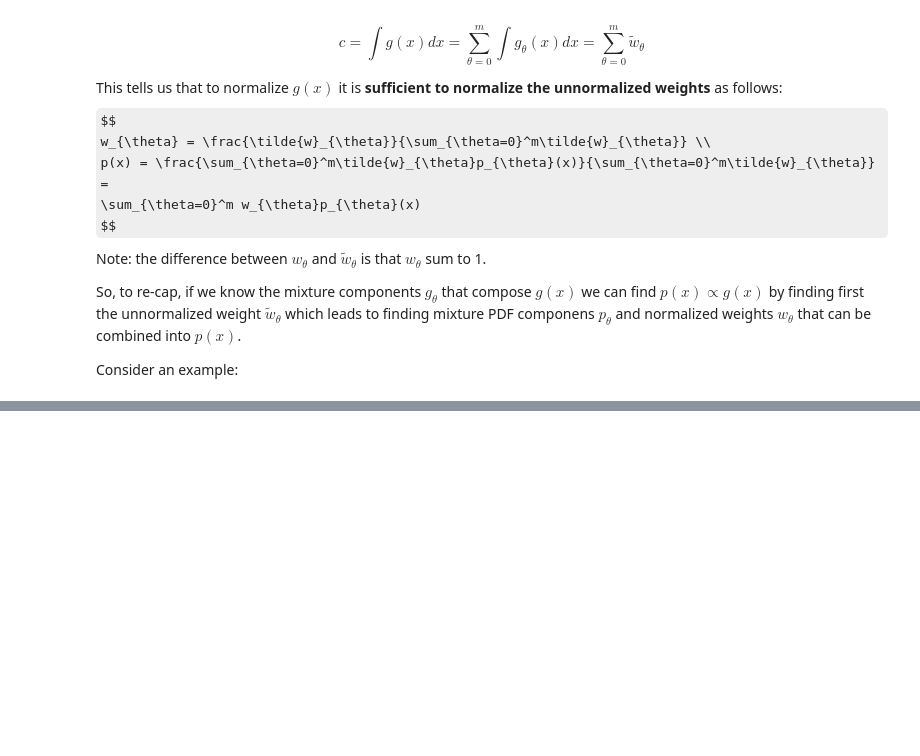
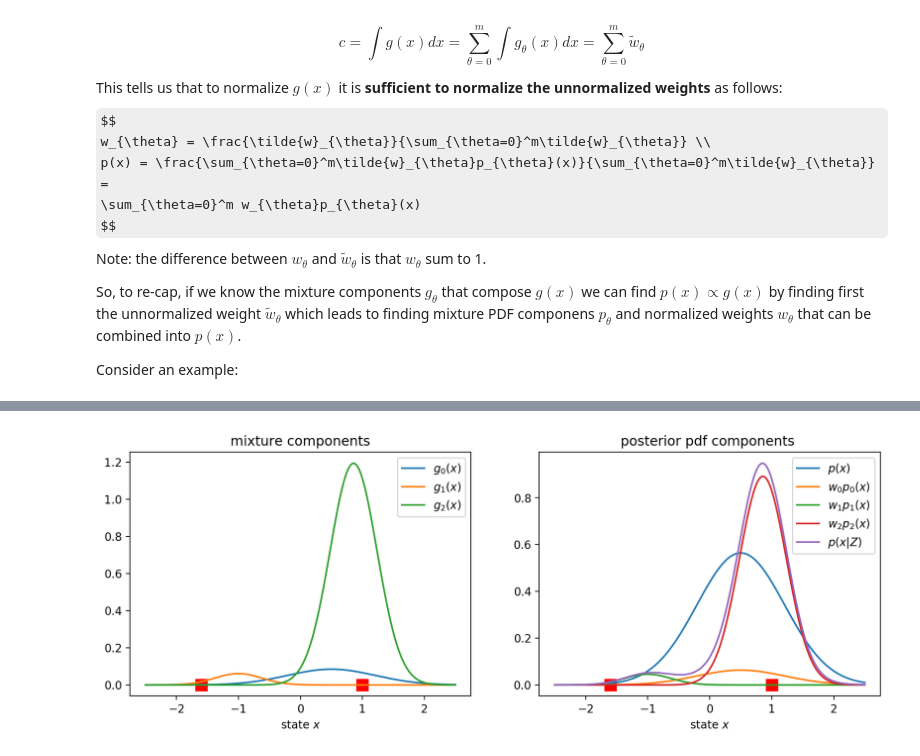
Before and after one commit to mihsamusev/bayesian_gym, a Jupyter notebook: py/Single object tracking in clutter.ipynb, the cells around one changed output, grey strips where cells are left out. Saved outputs shown, nothing was run; the diff lists cells and outputs as text; code cells hidden in the pictures; some formulas as TeX source; blank space fills up the shorter version.

```diff
--- a/py/Single object tracking in clutter.ipynb
+++ b/py/Single object tracking in clutter.ipynb
@@ -846,0 +781,81 @@ plt.show()
+# %%
+# known quantities
+Z = [-1.6, 1]
+xs = np.linspace(-2.5,2.5, 300)
+
+
+px = lambda x: norm.pdf(x, 0.5, np.sqrt(0.5))
+pd = lambda x: 0.85
+go = lambda o, x: norm.pdf(o, x, np.sqrt(0.2))
+lamc = lambda c: 0.3 if np.abs(c) < 5 else 0
+prior = px(xs)
+
+def pzxt(zs, thetas, x, pd, g, lamc):
+    '''return measurement likelihood'''
+    m = len(zs)
+    lams = [lamc(z) for z in zs]
+    p_total = 0
+    for t in thetas:
+        if t > m:
+            p = 0
+        elif t == 0:
+            p = 1 - pd(zs[t-1])
+        else:
+            p = pd(zs[t-1]) * g(zs[t-1], x) / lams[t-1]
+        p_total += p
+    return p_total
+
+# measurement likelihoods for 3 hypotheses
+pzx0 = np.array([pzxt(Z, [0], xi, pd, go, lamc) for xi in xs])
+pzx1 = np.array([pzxt(Z, [1], xi, pd, go, lamc) for xi in xs])
+pzx2 = np.array([pzxt(Z, [2], xi, pd, go, lamc) for xi in xs])
+
+# mixture components
+g0 = prior * pzx0
+g1 = prior * pzx1
+g2 = prior * pzx2
+
+# unnormalized weights
+wt0 = np.trapz(g0, xs)
+wt1 = np.trapz(g1, xs)
+wt2 = np.trapz(g2, xs)
+
+# pds for hypotheses pti
+p0 = g0 / wt0
+p1 = g1 / wt1
+p2 = g2 / wt2
+
+# normalized weights
+sumw = wt0 + wt1 + wt2
+w0 = wt0 / sumw
+w1 = wt1 / sumw
+w2 = wt2 / sumw
+print("Hypothesis probabilities: w1: ",w0," w2: ", w1," w3 ", w2)
+
+# posterior pdf
+posterior = w0*p0 + w1*p1 + w2*p2
+print("Area under posterior pdf: ", np.trapz(posterior, xs))
+
+fig=plt.figure(figsize=(12, 4), dpi= 200, facecolor='w', edgecolor='k')
+ax = plt.subplot(121)
+plt.plot(Z, [0]*len(Z), "rs",markersize=10)
+plt.plot(xs, g0, label=r'$g_0(x)$')
+plt.plot(xs, g1, label=r'$g_1(x)$')
+plt.plot(xs, g2, label=r'$g_2(x)$')
+ax.set_xlabel(r"state $x$")
+plt.legend()
+plt.title(r"mixture components")
+
+ax = plt.subplot(122)
+plt.plot(Z, [0]*len(Z), "rs",markersize=10)
+plt.plot(xs, prior, label=r'$p(x)$')
+plt.plot(xs, w0*p0, label=r'$w_0p_0(x)$')
+plt.plot(xs, w1*p1, label=r'$w_1p_1(x)$')
+plt.plot(xs, w2*p2, label=r'$w_2p_2(x)$')
+plt.plot(xs, posterior, label=r"$p(x|Z)$")
+ax.set_xlabel(r"state $x$")
+plt.legend()
+plt.title("posterior pdf components ")
+
+plt.show()
+# %% [output]
@@ -846,0 +864 @@ plt.show()
+[figure, added]
```
Also changed, not shown: parts of 20 cells of this notebook, 1 other file.
